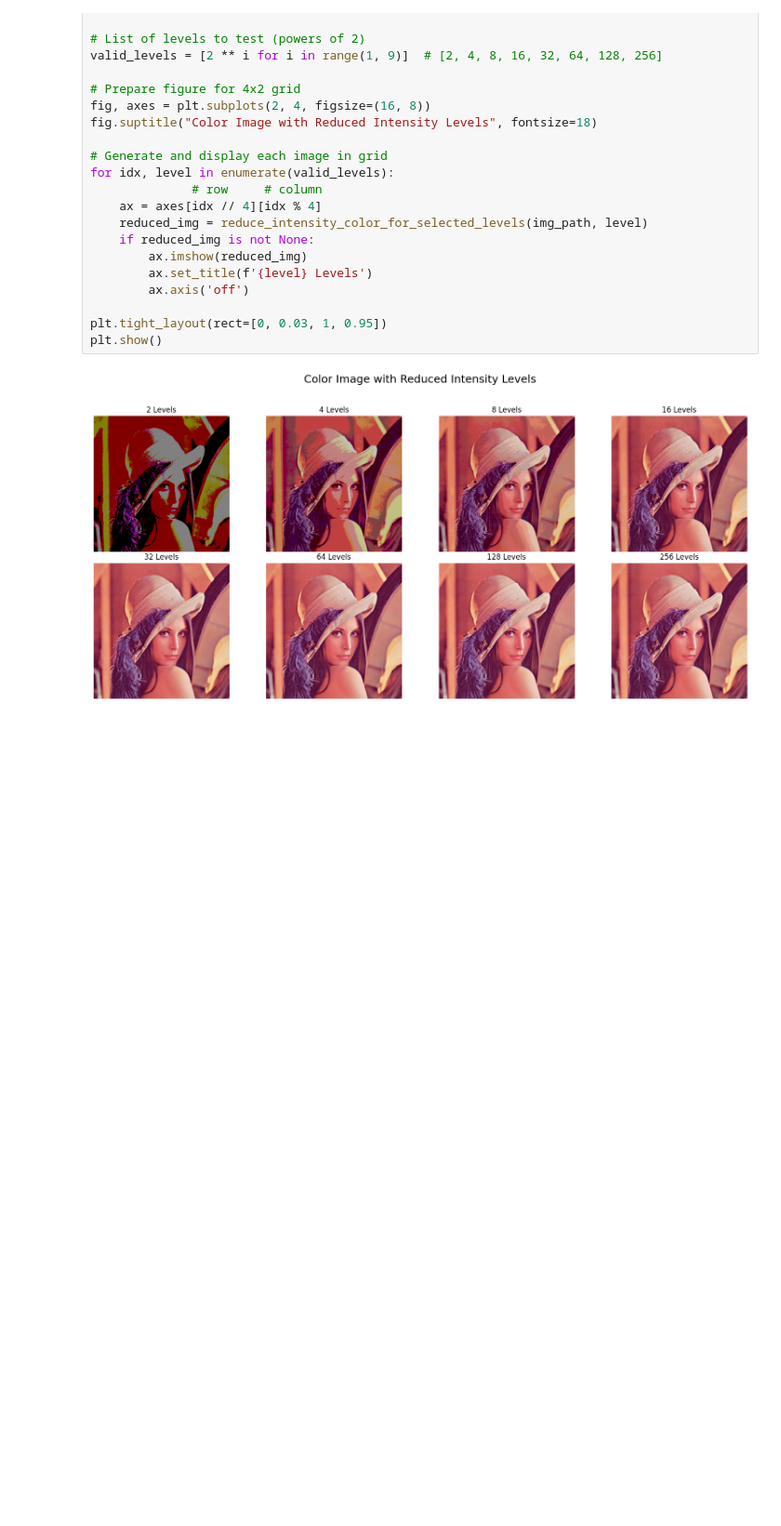
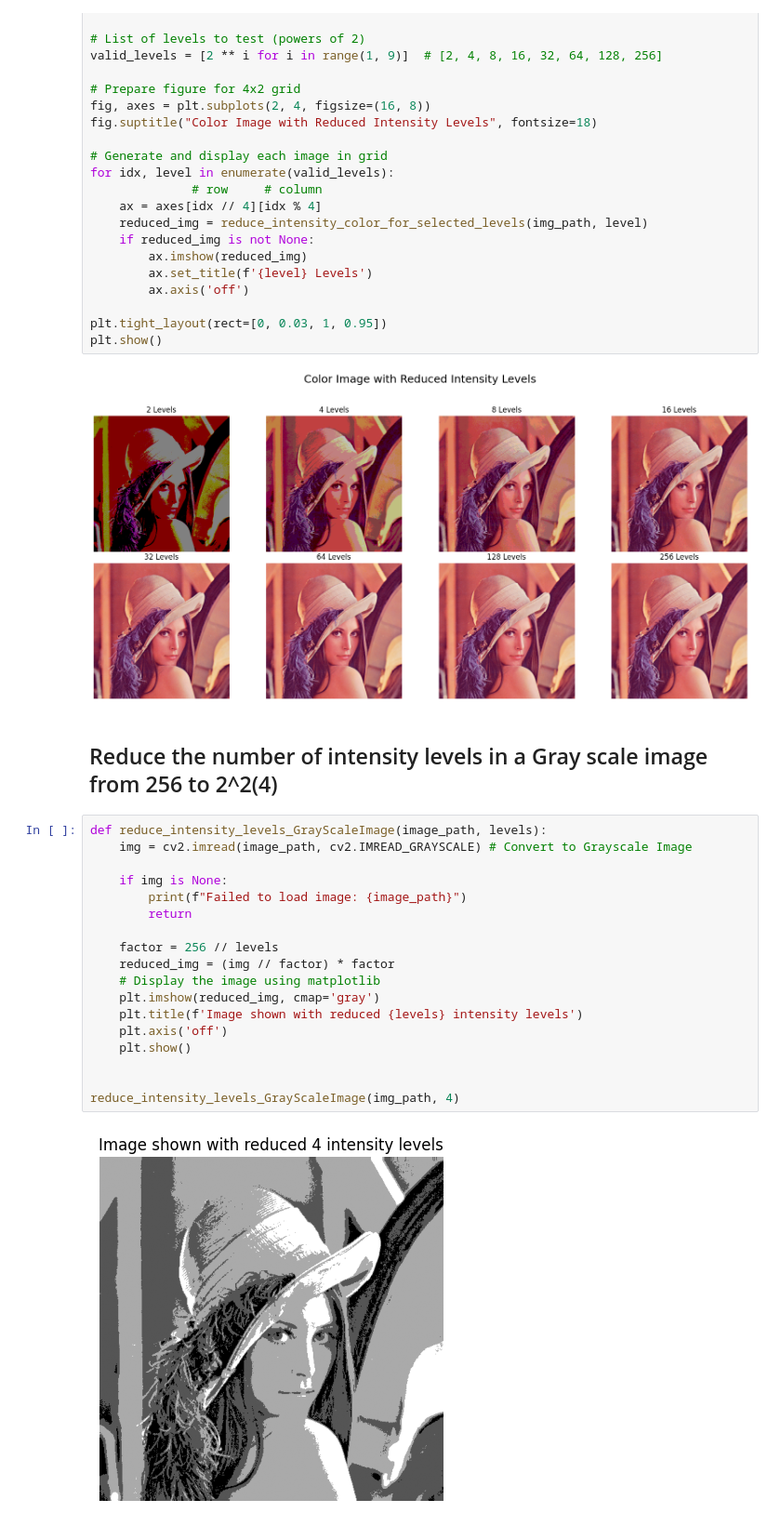
Before and after one commit to UmeshGayashan/EC7212-Take-Home-Assignment-1, a Jupyter notebook: TakeHomeAssingment1.ipynb, the cells around one changed output. Shown at 93% size. Cells and saved outputs as stored; diff of their text form; blank space fills up the shorter version.

Commit message:
Reduce the number of intensity levels in a Gray scale image from 256 to 4

```diff
--- a/TakeHomeAssingment1.ipynb
+++ b/TakeHomeAssingment1.ipynb
@@ -110,3 +110,25 @@ plt.tight_layout(rect=[0, 0.03, 1, 0.95])
 plt.show()
 # %% [output]
 [figure]
+# %% [markdown]
+<h2> Reduce the number of intensity levels in a Gray scale image from 256 to 2^2(4)
+# %%
+def reduce_intensity_levels_GrayScaleImage(image_path, levels):
+    img = cv2.imread(image_path, cv2.IMREAD_GRAYSCALE) # Convert to Grayscale Image
+
+    if img is None:
+        print(f"Failed to load image: {image_path}")
+        return
+
+    factor = 256 // levels
+    reduced_img = (img // factor) * factor
+    # Display the image using matplotlib
+    plt.imshow(reduced_img, cmap='gray')
+    plt.title(f'Image shown with reduced {levels} intensity levels')
+    plt.axis('off')
+    plt.show()
+
+
+reduce_intensity_levels_GrayScaleImage(img_path, 4)
+# %% [output]
+[figure, added]
```
